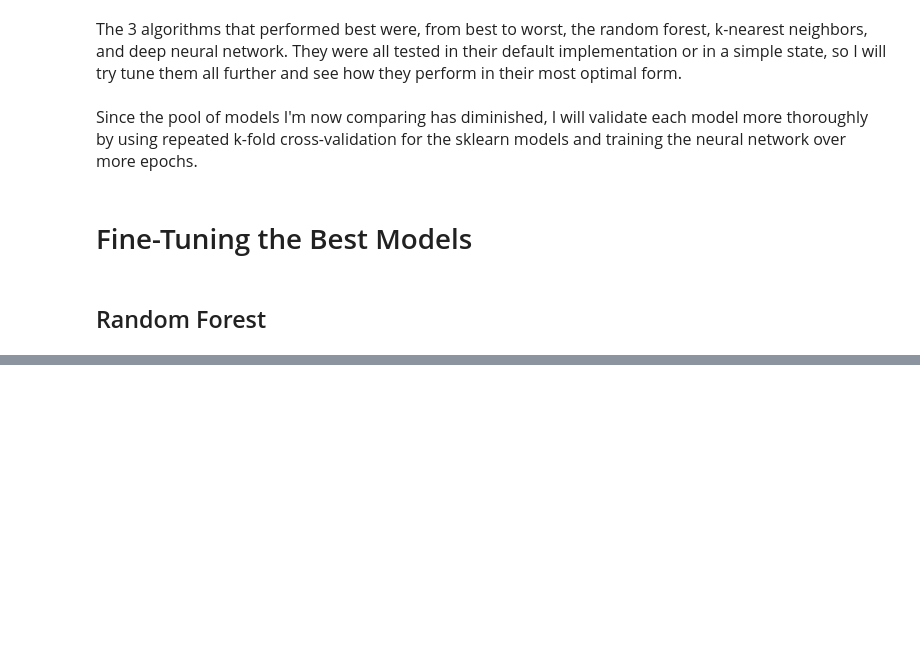
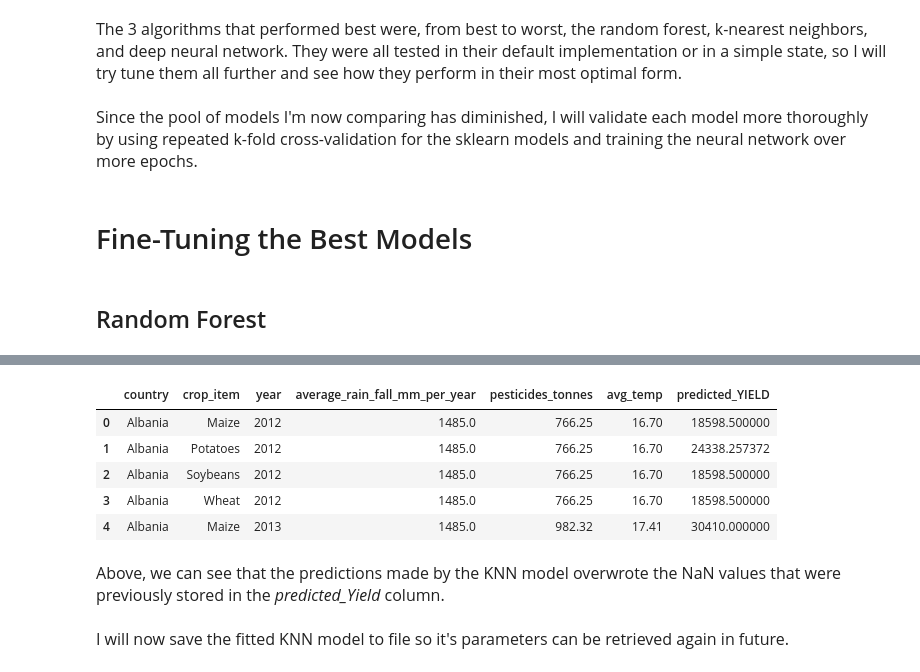
Before and after one commit to AlePouroullis/LoopQPrize, a Jupyter notebook: Challenge B.ipynb, the cells around one changed output, grey strips where cells are left out. Drawn from its saved outputs; the diff is of its cells as text; code cells hidden in the pictures; blank space fills up the shorter version.

```diff
--- a/Challenge B.ipynb
+++ b/Challenge B.ipynb
@@ -1150,0 +1674,25 @@ sklearn_nn = MLPRegressor()
+# %%
+fitted_tuned_knn = tuned_knn.fit(x_train, y_train)
+# %%
+scaler = MinMaxScaler()
+scaled_test_features = scaler.fit_transform(test_features)
+# %%
+test_predictions = fitted_tuned_knn.predict(scaled_test_features)
+# I round the values because the yields in the training dataset were rounded to the nearest integer value.
+test_predictions = np.around(test_predictions)
+# %%
+test_df_with_predicted_yields = test_df.copy()
+test_df_with_predicted_yields["predicted_YIELD"] = test_predictions
+# %%
+test_df_with_predicted_yields.head()
+# %% [output]
+|  | country | crop_item | year | average_rain_fall_mm_per_year | pesticides_tonnes | avg_temp | predicted_YIELD |
+| 0 | Albania | Maize | 2012 | 1485.0 | 766.25 | 16.70 | 18598.500000 |
+| 1 | Albania | Potatoes | 2012 | 1485.0 | 766.25 | 16.70 | 24338.257372 |
+| 2 | Albania | Soybeans | 2012 | 1485.0 | 766.25 | 16.70 | 18598.500000 |
+| 3 | Albania | Wheat | 2012 | 1485.0 | 766.25 | 16.70 | 18598.500000 |
+| 4 | Albania | Maize | 2013 | 1485.0 | 982.32 | 17.41 | 30410.000000 |
+# %% [markdown]
+<font size=3>Above, we can see that the predictions made by the KNN model overwrote the NaN values that were previously stored in the <i>predicted_Yield</i> column.<br>
+<br>
+I will now save the fitted KNN model to file so it's parameters can be retrieved again in future.</font>
```
Also changed, not shown: parts of 116 cells of this notebook, 2 other files.
